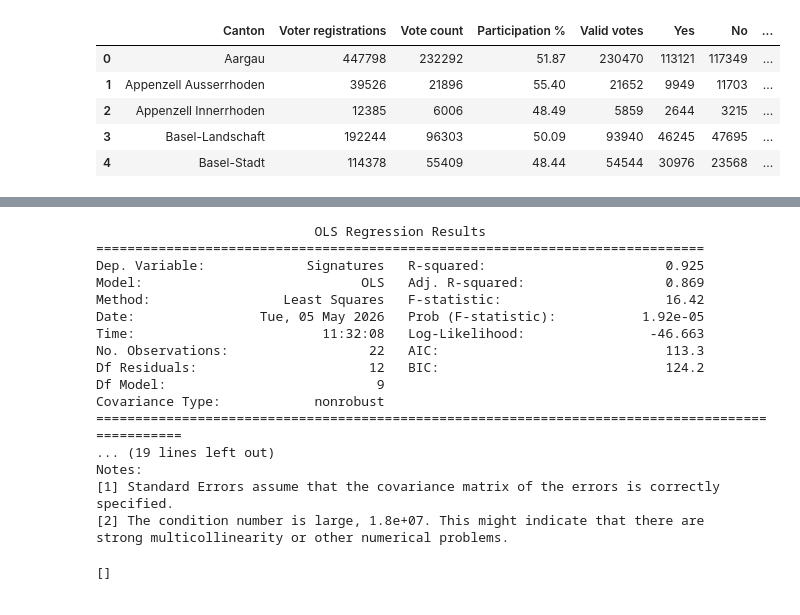
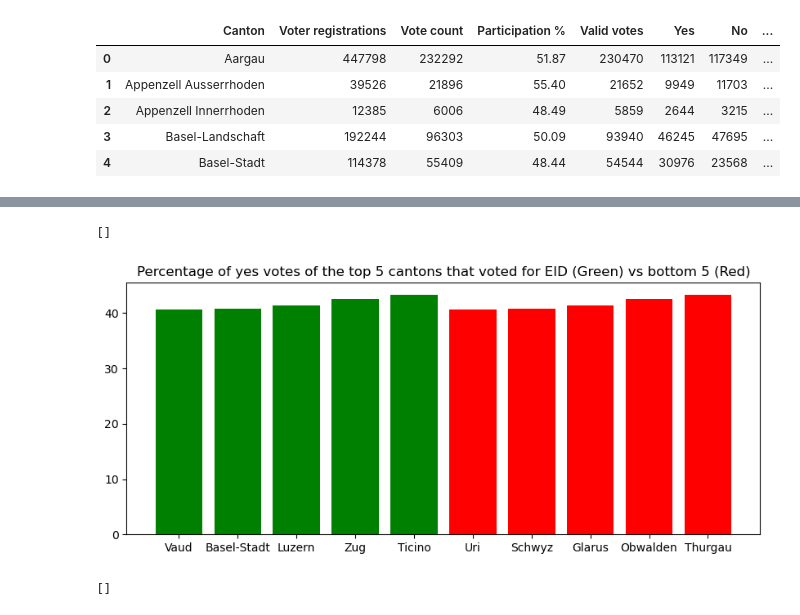
Before and after one commit to Rolph1/Online-privacy-votation-data-analysis, a Jupyter notebook: analysis.ipynb, the cells around one changed output, grey strips where cells are left out. Cells and saved outputs as stored; diff of their text form; code cells hidden in the pictures.

```diff
--- a/analysis.ipynb
+++ b/analysis.ipynb
@@ -436,29 +425,17 @@ ndg_df.head()
-# %%
-model = smf.ols(formula='Signatures ~ Age_avg + Immigration + Count + swiss_citizenship_acquisition + gdp_per_capita + + C(Language) + population_density', data=ndg_df).fit()
-print(model.summary())
-# %% [output]
-                            OLS Regression Results
-==============================================================================
-Dep. Variable:             Signatures   R-squared:                       0.925
-Model:                            OLS   Adj. R-squared:                  0.869
-Method:                 Least Squares   F-statistic:                     16.42
-Date:                Tue, 05 May 2026   Prob (F-statistic):           1.92e-05
-Time:                        11:32:08   Log-Likelihood:                -46.663
-No. Observations:                  22   AIC:                             113.3
-Df Residuals:                      12   BIC:                             124.2
-Df Model:                           9
-Covariance Type:            nonrobust
-=================================================================================================
-... (19 lines left out)
-Notes:
-[1] Standard Errors assume that the covariance matrix of the errors is correctly specified.
-[2] The condition number is large, 1.8e+07. This might indicate that there are
-strong multicollinearity or other numerical problems.
 # %%
 top_5_eid = data_df.sort_values(by=["yes_percentage"], ascending=False).head()
 bottom_5_eid = data_df.sort_values(by=["yes_percentage"], ascending=True).head()
 top_5_density = np.array(pd.to_numeric(top_5_eid['population_density']).astype('Int64'))
 top_5_cantons = np.array(top_5_eid["Canton"])
+# %%
+fig, ax = plt.subplots(figsize=(10,4))
+plt.bar(top_5_cantons, bottom_5_eid['yes_percentage'], color="g")
+plt.bar(bottom_5_eid["Canton"], pd.to_numeric(bottom_5_eid['yes_percentage']), color="r")
+plt.title("Percentage of yes votes of the top 5 cantons that voted for EID (Green) vs bottom 5 (Red)")
+plt.plot()
+# %% [output]
+[]
+[figure, added]
 # %%
 fig, ax = plt.subplots(figsize=(10,4))
 plt.bar(top_5_cantons, top_5_density, color="b")
```
Also changed, not shown: parts of 7 cells of this notebook.
